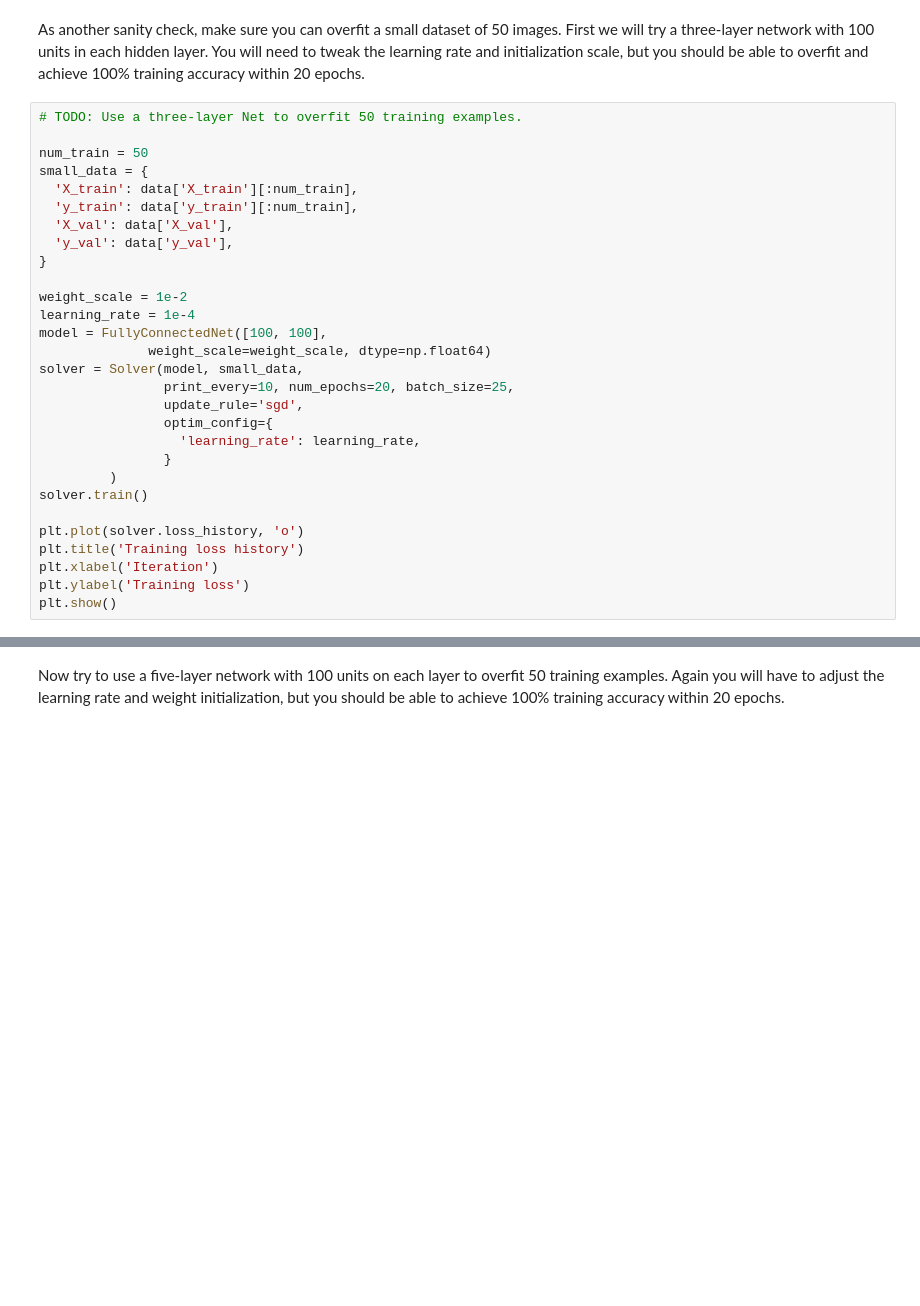
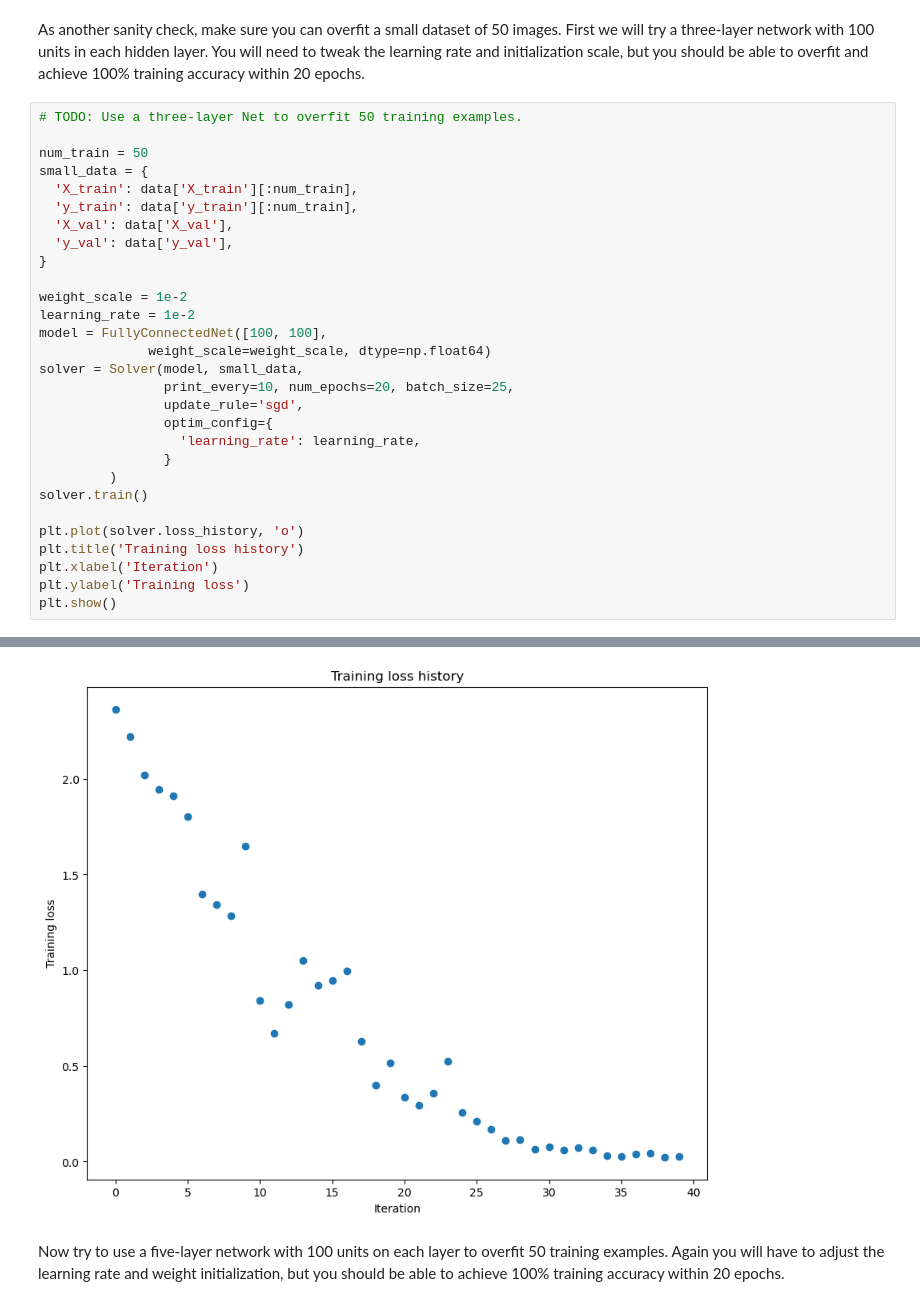
Before and after one commit to 1SYF666/Deeplearn, a Jupyter notebook: CS231n/assignment2/FullyConnectedNets.ipynb, the cells around one changed output, grey strips where cells are left out. Saved outputs shown, nothing was run; the diff lists cells and outputs as text; blank space fills up the shorter version.

```diff
--- a/CS231n/assignment2/FullyConnectedNets.ipynb
+++ b/CS231n/assignment2/FullyConnectedNets.ipynb
@@ -417,7 +435,7 @@ small_data = {
 }
 
 weight_scale = 1e-2
-learning_rate = 1e-4
+learning_rate = 1e-2
 model = FullyConnectedNet([100, 100],
               weight_scale=weight_scale, dtype=np.float64)
 solver = Solver(model, small_data,
@@ -434,3 +452,4 @@ plt.title('Training loss history')
 plt.xlabel('Iteration')
 plt.ylabel('Training loss')
 plt.show()
+# %% [output]
@@ -437,3 +473,4 @@ plt.show()
+[figure, added]
 # %% [markdown]
 Now try to use a five-layer network with 100 units on each layer to overfit 50 training examples. Again you will have to adjust the learning rate and weight initialization, but you should be able to achieve 100% training accuracy within 20 epochs.
 # %%
```
Also changed, not shown: parts of 12 cells of this notebook, 2 other files.
